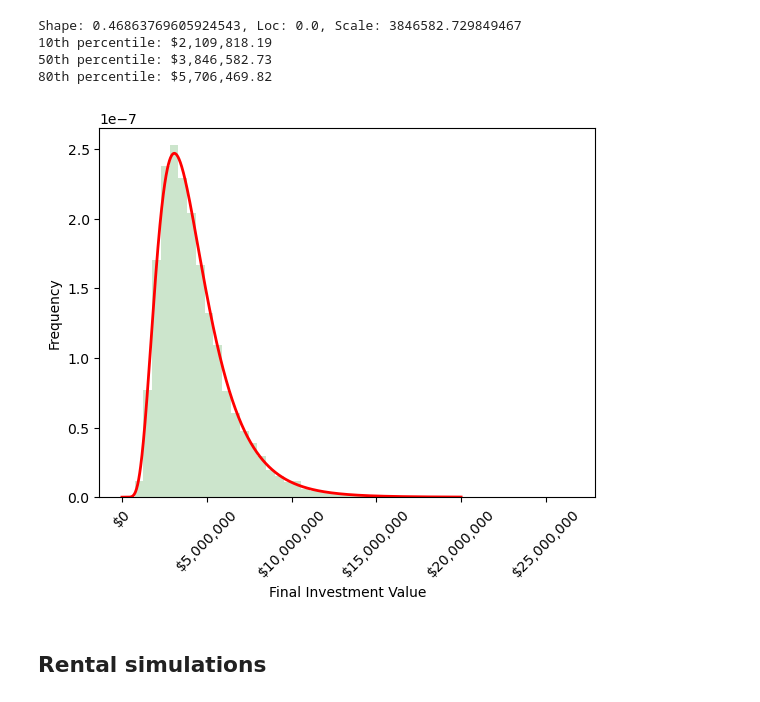
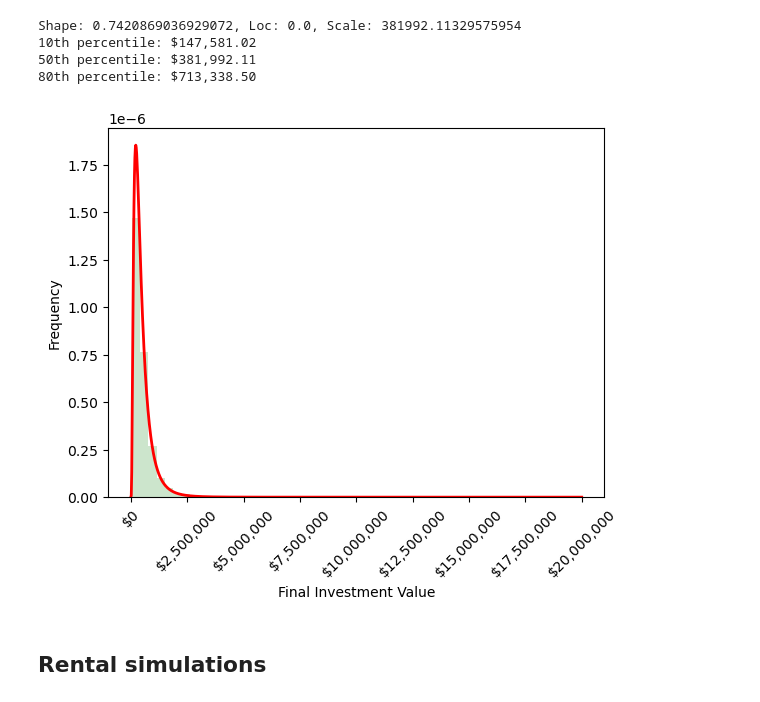
Before and after one commit to NguyenVu06/personal-finance, a Jupyter notebook: projection_notebook.ipynb, the cells around one changed output. Drawn from its saved outputs; the diff is of its cells as text; code cells hidden in the pictures.

```diff
--- a/projection_notebook.ipynb
+++ b/projection_notebook.ipynb
@@ -9,9 +9,9 @@ INFLATION_RATE = 0.03  # This is the inflation rate
 REAL_RETURN = AVERAGE_RETURN - INFLATION_RATE  # This is the real return, adjusted for inflation
 STANDARD_DEVIATION = 0.20
 NUM_SIMULATIONS = 10000
-NUM_YEARS = 10
-INITIAL_INVESTMENT = 1005000
-MONTHLY_CONTRIBUTION = 13000
+NUM_YEARS = 30
+INITIAL_INVESTMENT = 1005
+MONTHLY_CONTRIBUTION = 400
 
 
 def simulate_investment(final_investment, num_years, real_return, standard_deviation, monthly_contribution):
@@ -25,38 +25,38 @@ def simulate_investment(final_investment, num_years, real_return, standard_devia
     return final_investment
 
 # Perform the simulations
 simulations = []
 for _ in range(NUM_SIMULATIONS):
     final_investment = simulate_investment(INITIAL_INVESTMENT, NUM_YEARS, REAL_RETURN, STANDARD_DEVIATION, MONTHLY_CONTRIBUTION)
     simulations.append(final_investment)
 
 
 #fit an log normal distribution to the simulations data
 from scipy.stats import lognorm
 shape, loc, scale = lognorm.fit(simulations, floc=0)
 print(f"Shape: {shape}, Loc: {loc}, Scale: {scale}")
 #calculate the 10th and 90th percentile
 print(f"10th percentile: ${lognorm.ppf(0.1, shape, loc=loc, scale=scale):,.2f}")
 print(f"50th percentile: ${lognorm.ppf(0.5, shape, loc=loc, scale=scale):,.2f}")
 print(f"80th percentile: ${lognorm.ppf(0.8, shape, loc=loc, scale=scale):,.2f}")
 
 #graph the distribution on the simulations data
 x = np.linspace(0, 20_000_000, 1000)
 plt.hist(simulations, bins=50, density=True, alpha=0.2, color='g')
 plt.plot(x, lognorm.pdf(x, shape, loc=loc, scale=scale), 'r', linewidth=2)
 plt.xlabel('Final Investment Value')
 plt.ylabel('Frequency')
 #conver x axis to dolar amounts
 plt.gca().get_xaxis().set_major_formatter(plt.FuncFormatter(lambda x, loc: "${:,}".format(int(x))))
 #rotate x axis labels
 plt.xticks(rotation=45)
 plt.show()
 # %% [output]
-Shape: 0.46863769605924543, Loc: 0.0, Scale: 3846582.729849467
-10th percentile: $2,109,818.19
-50th percentile: $3,846,582.73
-80th percentile: $5,706,469.82
+Shape: 0.7420869036929072, Loc: 0.0, Scale: 381992.11329575954
+10th percentile: $147,581.02
+50th percentile: $381,992.11
+80th percentile: $713,338.50
-[figure, old version]
+[figure, new version]
 # %% [markdown]
 ## Rental simulations
 # %%
```
Also changed, not shown: parts of 6 cells of this notebook.
